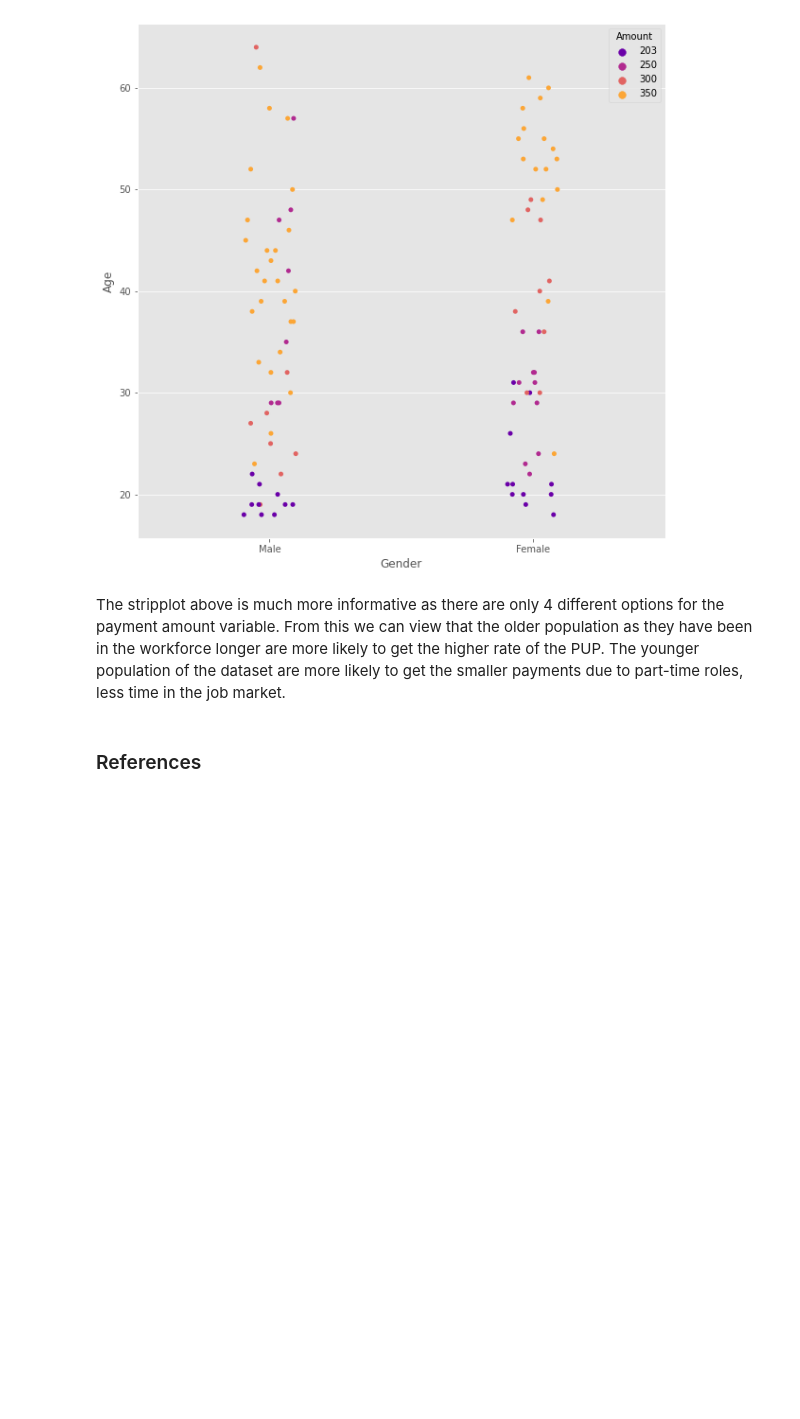
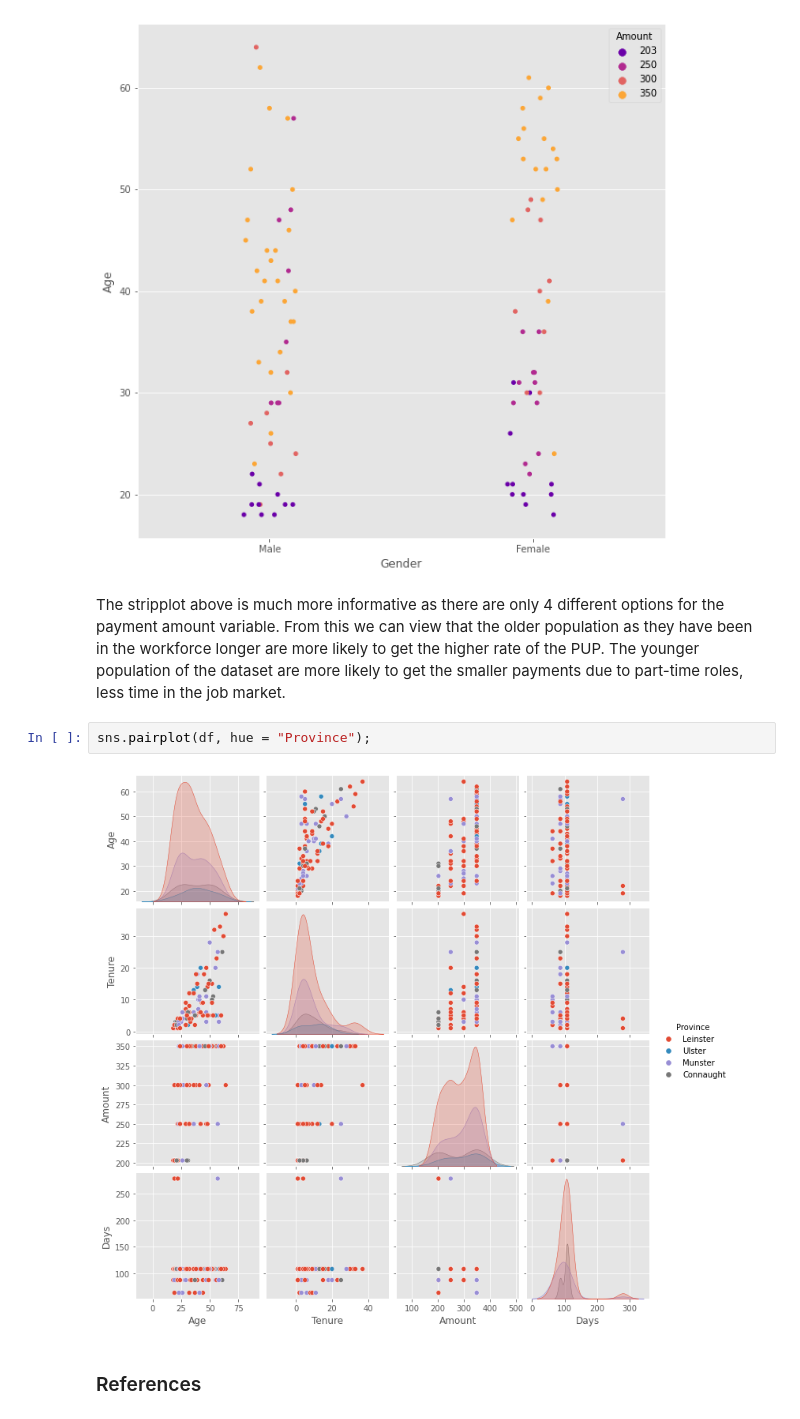
Before and after one commit to nmanley73/Project-Programming, a Jupyter notebook: Project - Programming.ipynb, the cells around one changed output. Saved outputs shown, nothing was run; the diff lists cells and outputs as text; blank space fills up the shorter version.

```diff
--- a/Project - Programming.ipynb
+++ b/Project - Programming.ipynb
@@ -207,6 +210,10 @@ sns.stripplot(x ="Gender", y ="Age", hue = "Amount", data = df, palette ='plasma
 [figure]
 # %% [markdown]
 The stripplot above is much more informative as there are only 4 different options for the payment amount variable. From this we can view that the older population as they have been in the workforce longer are more likely to get the higher rate of the PUP. The younger population of the dataset are more likely to get the smaller payments due to part-time roles, less time in the job market.
+# %%
+sns.pairplot(df, hue = "Province");
+# %% [output]
+[figure, added]
 # %% [markdown]
 ### References
 # %% [markdown]
```
Also changed, not shown: parts of 5 cells of this notebook.
